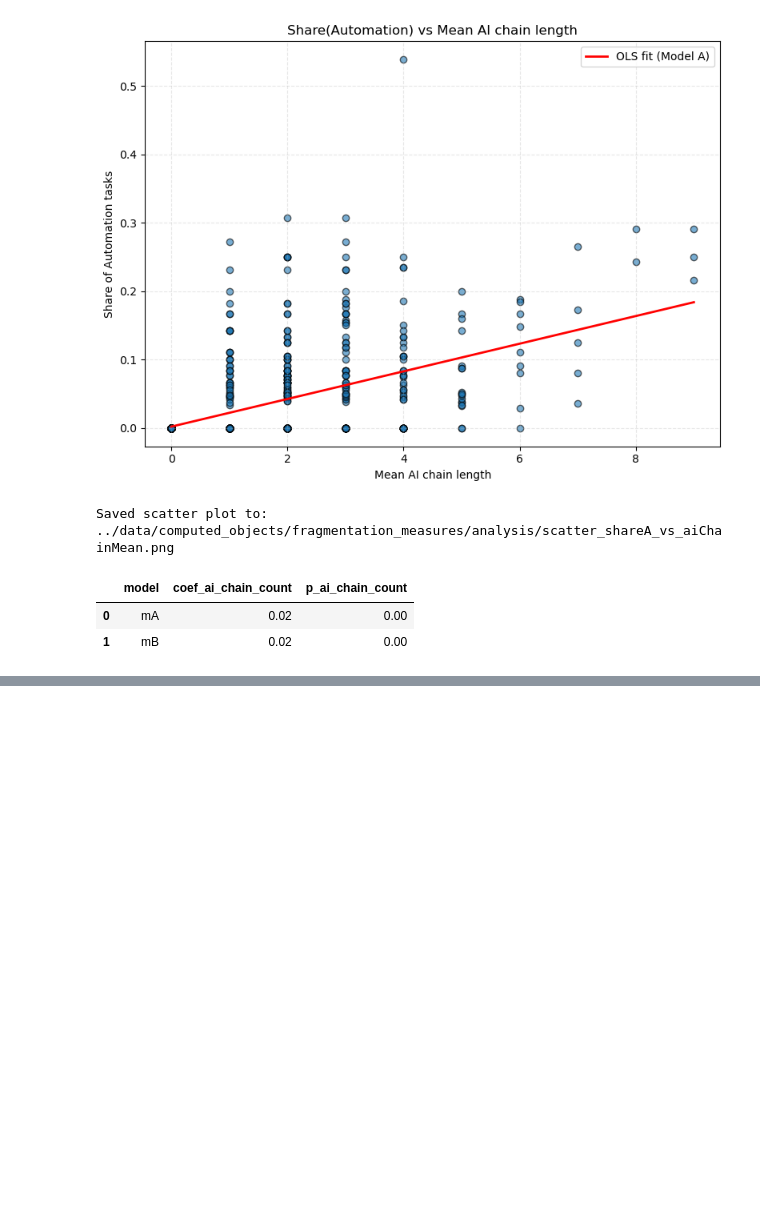
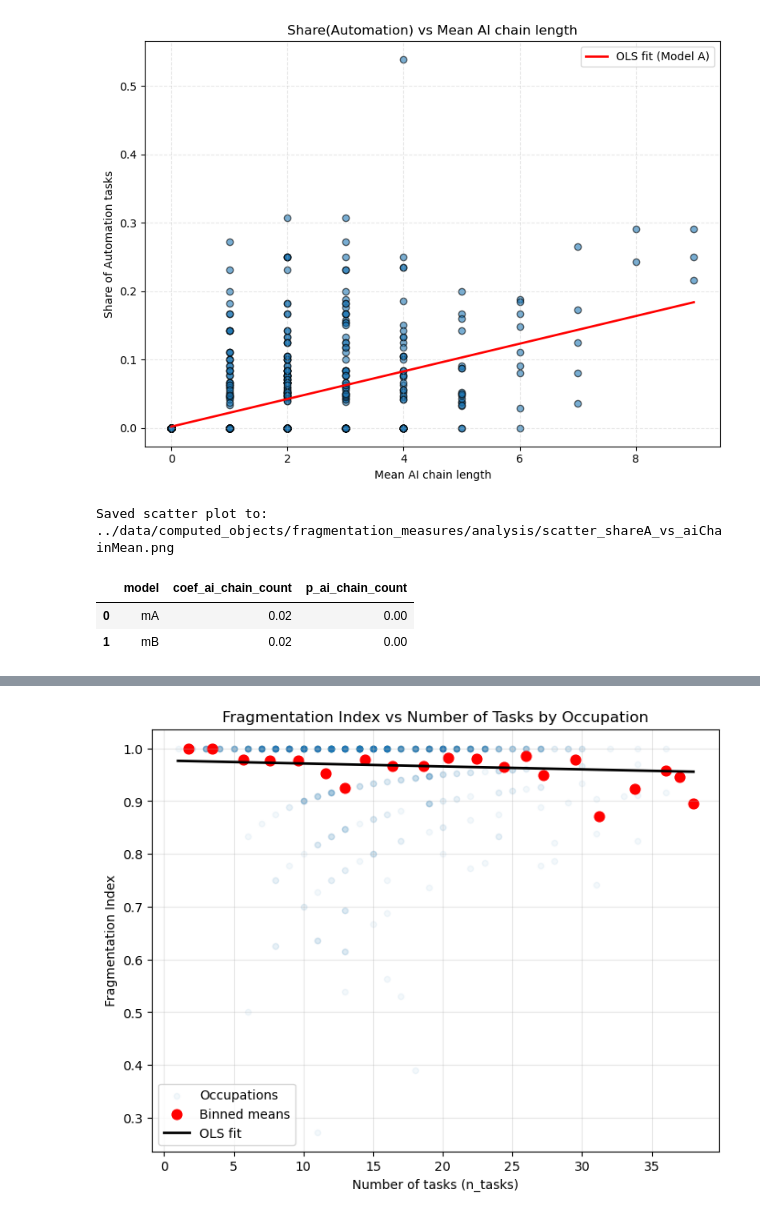
Before and after one commit to johnjosephhorton/rubin, a Jupyter notebook: agentic_ai/onet_taskSequence_vs_antrhopicIndex.ipynb, the cells around one changed output, grey strips where cells are left out. Drawn from its saved outputs; the diff is of its cells as text; code cells hidden in the pictures; blank space fills up the shorter version.

Commit message:
fragmentation index calculation per paper's definition + plots

```diff
--- a/agentic_ai/onet_taskSequence_vs_antrhopicIndex.ipynb
+++ b/agentic_ai/onet_taskSequence_vs_antrhopicIndex.ipynb
@@ -544,6 +545,11 @@ for occ_code, occ_df in data_with_pos.groupby('O*NET-SOC Code'):
             ai_to_manual_switches += 1
     manual_ai_switches_total = manual_to_ai_switches + ai_to_manual_switches
 
+    # Fragmentation index: +1 per manual task, +1 per run of consecutive AI tasks
+    ai_chain_count = len(chains)
+    fragmentation_index = n_manual + ai_chain_count
+    fragmentation_index_per_task = fragmentation_index / len(labels) if len(labels) > 0 else float('nan')
+
     results.append({
         'O*NET-SOC Code': occ_code,
         'Occupation Title': occ_df['Occupation Title'].iloc[0] if 'Occupation Title' in occ_df.columns else '',
@@ -554,11 +560,13 @@ for occ_code, occ_df in data_with_pos.groupby('O*NET-SOC Code'):
         'n_manual': n_manual,
         'frac_auto_followed_by_aug': frac_followed,
         'frac_auto_adjacent_aug': frac_adjacent,
-        'ai_chain_count': len(chains),
+        'ai_chain_count': ai_chain_count,
         'ai_chain_mean_length': np.mean(chains) if len(chains) > 0 else 0,
         'manual_to_ai_switches': manual_to_ai_switches,
         'ai_to_manual_switches': ai_to_manual_switches,
         'manual_ai_switches_total': manual_ai_switches_total,
+        'fragmentation_index': fragmentation_index,
+        'fragmentation_index_per_task': fragmentation_index_per_task,
     })
 
 # Create summary DataFrame
@@ -2107,3 +2115,63 @@ Saved scatter plot to: ../data/computed_objects/fragmentation_measures/analysis/
 |  | model | coef_ai_chain_count | p_ai_chain_count |
 | 0 | mA | 0.02 | 0.00 |
 | 1 | mB | 0.02 | 0.00 |
+# %%
+# Plot Fragmentation Index vs Number of Tasks
+import pandas as pd
+import numpy as np
+import matplotlib.pyplot as plt
+import statsmodels.api as sm
+import os
+
+# Try to use frag_df in memory if available, otherwise read the CSV produced by the fragmentation cell
+try:
+    df = frag_df.copy()
+    print('Using frag_df from memory')
+except NameError:
+    csv_path = os.path.join(input_data_path, 'computed_objects', 'fragmentation_measures', 'occupation_fragmentation_summary.csv')
+    print(f'Reading fragmentation summary from: {csv_path}')
+    df = pd.read_csv(csv_path)
+
+# Ensure required columns exist
+if 'fragmentation_index_per_task' not in df.columns:
+    raise ValueError('fragmentation_index_per_task column not found in frag_df or CSV')
+if 'n_tasks' not in df.columns:
+    raise ValueError('n_tasks column not found in frag_df or CSV')
+
+x = df['n_tasks'].astype(float)
+y = df['fragmentation_index_per_task'].astype(float)
+
+# Fit OLS: fragmentation_index_per_task ~ n_tasks
+X = sm.add_constant(x)
+model = sm.OLS(y, X).fit(cov_type='HC3')
+print(model.summary())
+
+# Binned means
+n_bins = 20
+bins = np.linspace(x.min(), x.max(), n_bins + 1)
+bin_idx = np.digitize(x, bins)
+binned = df.groupby(bin_idx).agg({'n_tasks': 'mean', 'fragmentation_index_per_task': 'mean'}).dropna()
+
+# Plot
+fig, ax = plt.subplots(figsize=(8,6))
+ax.scatter(x, y, alpha=0.05, s=20, label='Occupations')
+ax.scatter(binned['n_tasks'], binned['fragmentation_index_per_task'], color='red', s=60, label='Binned means')
+# Fitted line
+x_line = np.linspace(x.min(), x.max(), 200)
+y_line = model.params['const'] + model.params['n_tasks'] * x_line
+ax.plot(x_line, y_line, color='black', lw=2, label='OLS fit')
+
+ax.set_xlabel('Number of tasks (n_tasks)')
+ax.set_ylabel('Fragmentation Index')
+ax.set_title('Fragmentation Index vs Number of Tasks by Occupation')
+ax.legend()
+ax.grid(True, alpha=0.3)
+
+# Save plot
+out_dir = os.path.join(output_plot_path, 'fragmentation') if 'output_plot_path' in globals() else os.path.join(input_data_path, 'computed_objects', 'fragmentation_measures', 'plots')
+os.makedirs(out_dir, exist_ok=True)
+out_path = os.path.join(out_dir, 'fragmentation_vs_n_tasks.png')
+fig.savefig(out_path, bbox_inches='tight', dpi=200)
+print(f'Saved fragmentation plot to: {out_path}')
+plt.show()
+# %% [output]
@@ -2109,0 +2195 @@ Saved scatter plot to: ../data/computed_objects/fragmentation_measures/analysis/
+[figure, added]
```
Also changed, not shown: parts of 2 cells of this notebook.
